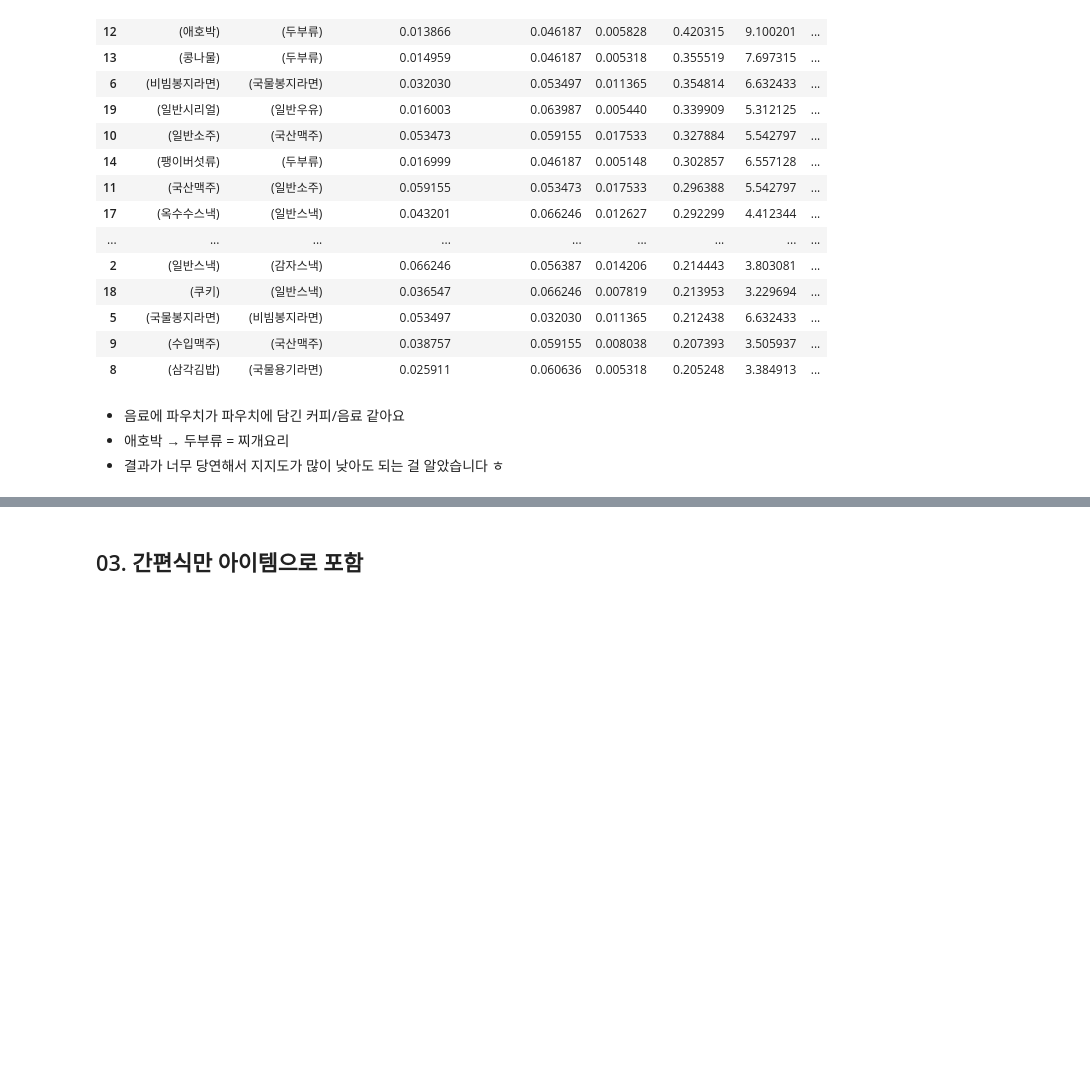
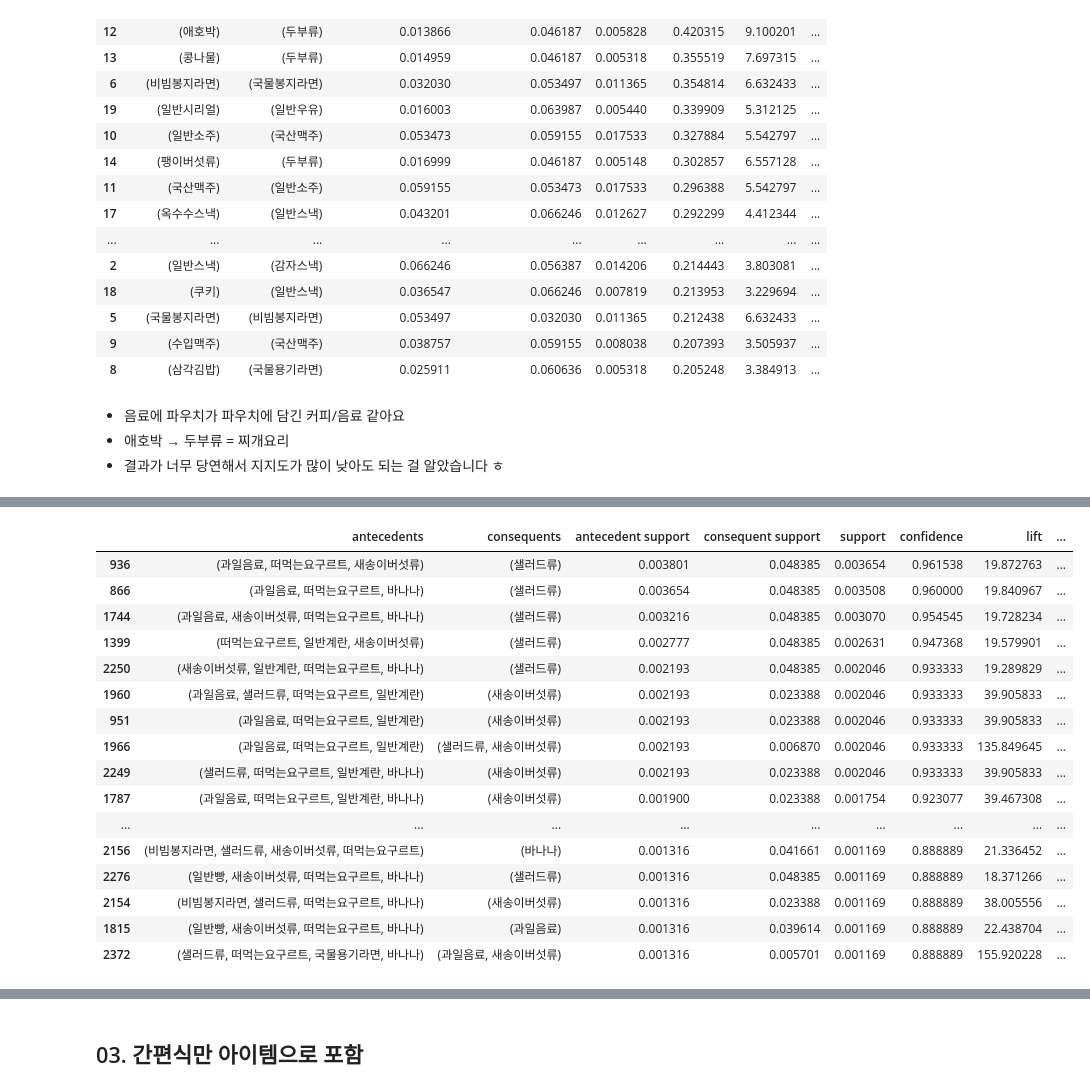
Before and after one commit to HYOJUNG08/RI_E5_1, a Jupyter notebook: ARM_not_clustering.ipynb, the cells around one changed output, grey strips where cells are left out. Drawn from its saved outputs; the diff is of its cells as text; code cells hidden in the pictures; blank space fills up the shorter version.

```diff
--- a/ARM_not_clustering.ipynb
+++ b/ARM_not_clustering.ipynb
@@ -224,0 +229,3 @@ rules_pd
+# %%
+off_rules = create_rule(off_ARM, 0.001)
+off_rules
@@ -224,0 +248,20 @@ rules_pd
+# %%
+off_rules.loc[(off_rules['conviction'] != float('inf')) & (off_rules['antecedents'].apply(lambda x: '떠먹는요구르트' in x))].head(50)
+# %% [output]
+|  | antecedents | consequents | antecedent support | consequent support | support | confidence | lift | ... |
+| 936 | (과일음료, 떠먹는요구르트, 새송이버섯류) | (샐러드류) | 0.003801 | 0.048385 | 0.003654 | 0.961538 | 19.872763 | ... |
+| 866 | (과일음료, 떠먹는요구르트, 바나나) | (샐러드류) | 0.003654 | 0.048385 | 0.003508 | 0.960000 | 19.840967 | ... |
+| 1744 | (과일음료, 새송이버섯류, 떠먹는요구르트, 바나나) | (샐러드류) | 0.003216 | 0.048385 | 0.003070 | 0.954545 | 19.728234 | ... |
+| 1399 | (떠먹는요구르트, 일반계란, 새송이버섯류) | (샐러드류) | 0.002777 | 0.048385 | 0.002631 | 0.947368 | 19.579901 | ... |
+| 2250 | (새송이버섯류, 일반계란, 떠먹는요구르트, 바나나) | (샐러드류) | 0.002193 | 0.048385 | 0.002046 | 0.933333 | 19.289829 | ... |
+| 1960 | (과일음료, 샐러드류, 떠먹는요구르트, 일반계란) | (새송이버섯류) | 0.002193 | 0.023388 | 0.002046 | 0.933333 | 39.905833 | ... |
+| 951 | (과일음료, 떠먹는요구르트, 일반계란) | (새송이버섯류) | 0.002193 | 0.023388 | 0.002046 | 0.933333 | 39.905833 | ... |
+| 1966 | (과일음료, 떠먹는요구르트, 일반계란) | (샐러드류, 새송이버섯류) | 0.002193 | 0.006870 | 0.002046 | 0.933333 | 135.849645 | ... |
+| 2249 | (샐러드류, 떠먹는요구르트, 일반계란, 바나나) | (새송이버섯류) | 0.002193 | 0.023388 | 0.002046 | 0.933333 | 39.905833 | ... |
+| 1787 | (과일음료, 떠먹는요구르트, 일반계란, 바나나) | (새송이버섯류) | 0.001900 | 0.023388 | 0.001754 | 0.923077 | 39.467308 | ... |
+| ... | ... | ... | ... | ... | ... | ... | ... | ... |
+| 2156 | (비빔봉지라면, 샐러드류, 새송이버섯류, 떠먹는요구르트) | (바나나) | 0.001316 | 0.041661 | 0.001169 | 0.888889 | 21.336452 | ... |
+| 2276 | (일반빵, 새송이버섯류, 떠먹는요구르트, 바나나) | (샐러드류) | 0.001316 | 0.048385 | 0.001169 | 0.888889 | 18.371266 | ... |
+| 2154 | (비빔봉지라면, 샐러드류, 떠먹는요구르트, 바나나) | (새송이버섯류) | 0.001316 | 0.023388 | 0.001169 | 0.888889 | 38.005556 | ... |
+| 1815 | (일반빵, 새송이버섯류, 떠먹는요구르트, 바나나) | (과일음료) | 0.001316 | 0.039614 | 0.001169 | 0.888889 | 22.438704 | ... |
+| 2372 | (샐러드류, 떠먹는요구르트, 국물용기라면, 바나나) | (과일음료, 새송이버섯류) | 0.001316 | 0.005701 | 0.001169 | 0.888889 | 155.920228 | ... |
```
Also changed, not shown: parts of 18 cells of this notebook.
